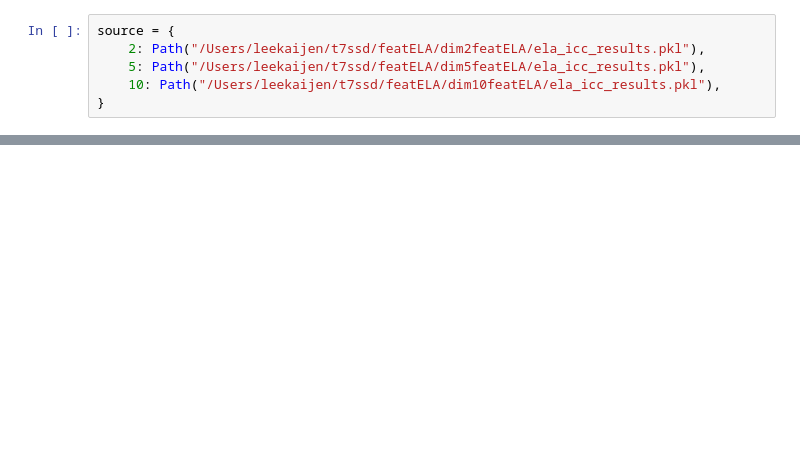
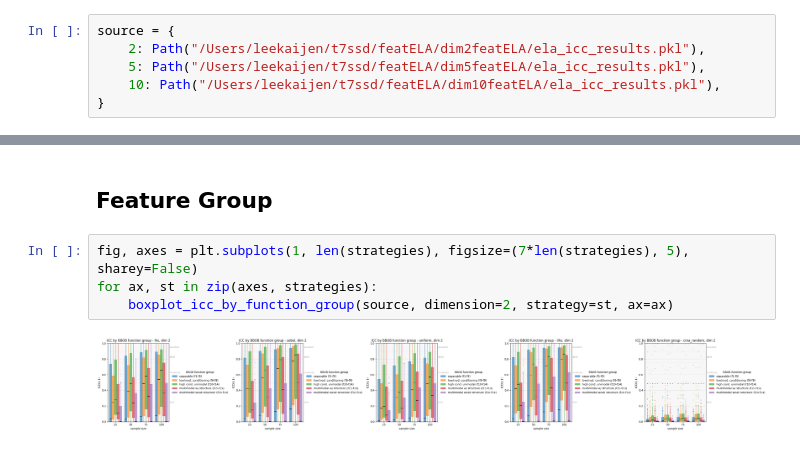
Before and after one commit to kaijenlee/MSc-Thesis-Problem-Embedding-Transfer-Learning, a Jupyter notebook: sampling_sensitivty/plots/stability/ela_icc_analysis.ipynb, the cells around one changed output, grey strips where cells are left out. Saved outputs shown, nothing was run; the diff lists cells and outputs as text; blank space fills up the shorter version.

```diff
--- a/sampling_sensitivty/plots/stability/ela_icc_analysis.ipynb
+++ b/sampling_sensitivty/plots/stability/ela_icc_analysis.ipynb
@@ -13,0 +39,8 @@ fig = plot_icc_vs_size(source, agg="mean")
+# %% [markdown]
+## Feature Group
+# %%
+fig, axes = plt.subplots(1, len(strategies), figsize=(7*len(strategies), 5), sharey=False)
+for ax, st in zip(axes, strategies):
+    boxplot_icc_by_function_group(source, dimension=2, strategy=st, ax=ax)
+# %% [output]
+[figure, added]
```
Also changed, not shown: parts of 16 cells of this notebook, 51 other files.
